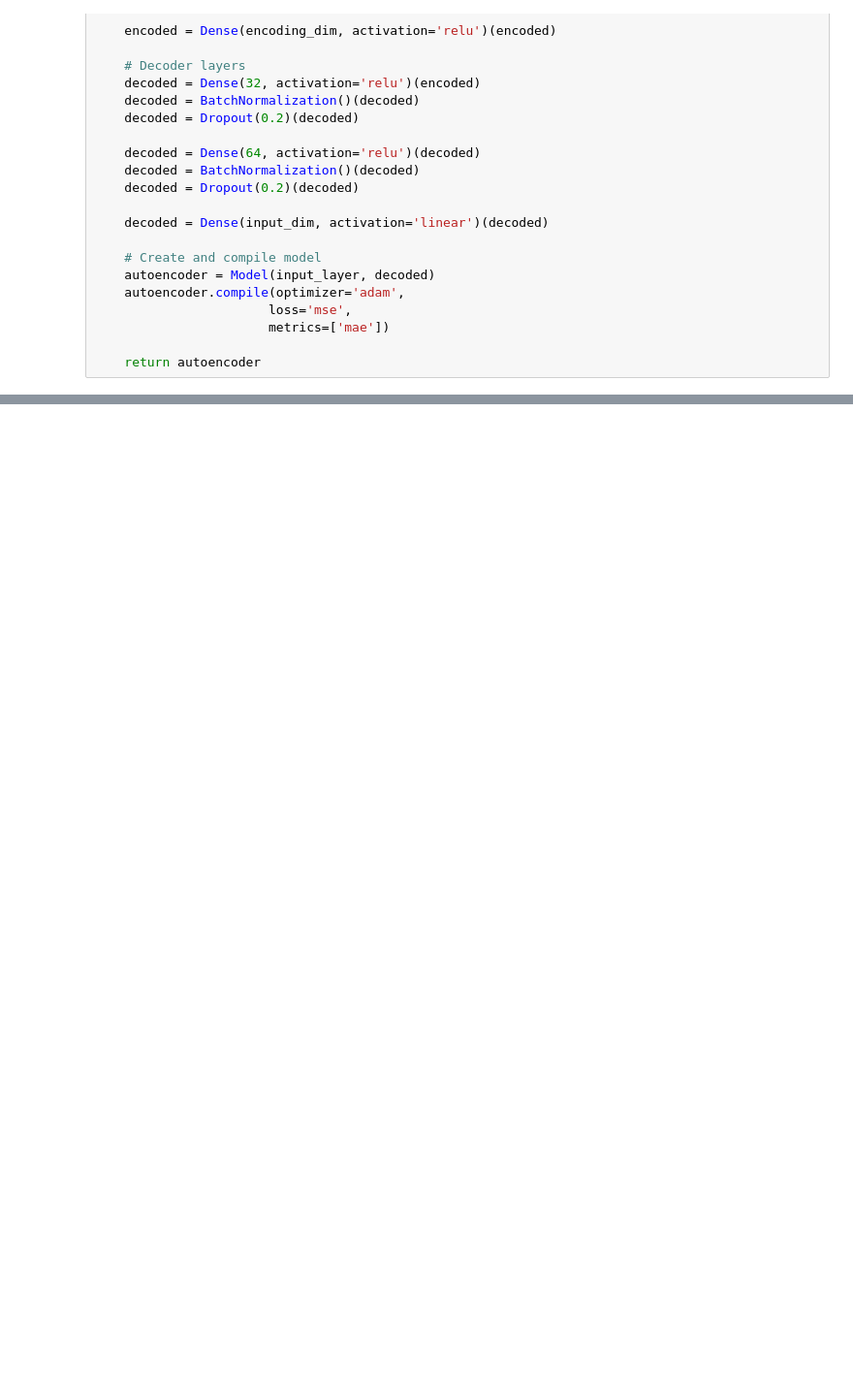
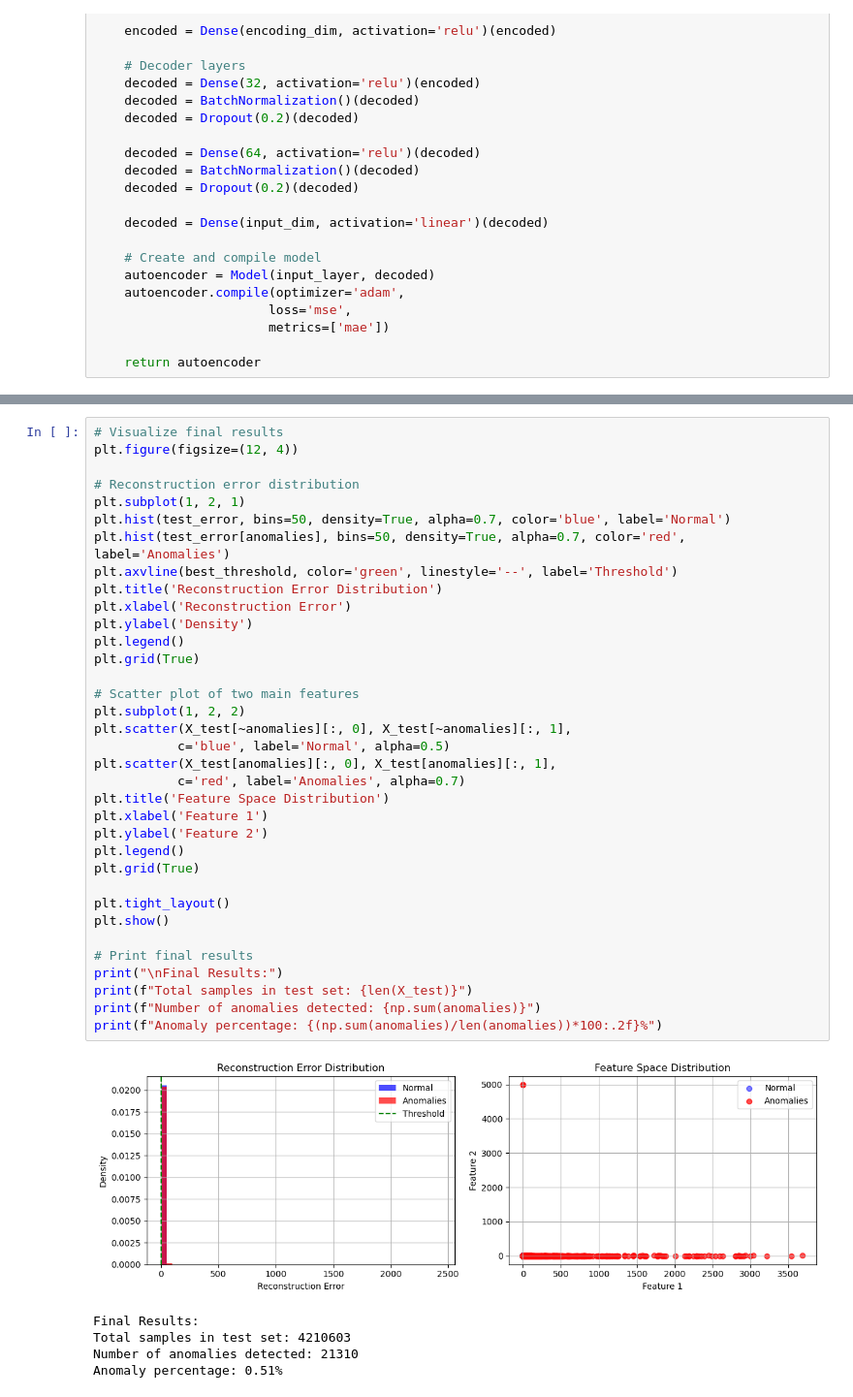
Before and after one commit to swapnilprakashpatil/aai530_2proj, a Jupyter notebook: src/anamoly_detection_model/auto_encoders.ipynb, the cells around one changed output, grey strips where cells are left out. Shown at 97% size. Drawn from its saved outputs; the diff is of its cells as text; blank space fills up the shorter version.

Commit message:
anomaly detection completed

```diff
--- a/src/anamoly_detection_model/auto_encoders.ipynb
+++ b/src/anamoly_detection_model/auto_encoders.ipynb
@@ -374,0 +818,41 @@ Example anomalous rides (first 5):
+# %%
+# Visualize final results
+plt.figure(figsize=(12, 4))
+
+# Reconstruction error distribution
+plt.subplot(1, 2, 1)
+plt.hist(test_error, bins=50, density=True, alpha=0.7, color='blue', label='Normal')
+plt.hist(test_error[anomalies], bins=50, density=True, alpha=0.7, color='red', label='Anomalies')
+plt.axvline(best_threshold, color='green', linestyle='--', label='Threshold')
+plt.title('Reconstruction Error Distribution')
+plt.xlabel('Reconstruction Error')
+plt.ylabel('Density')
+plt.legend()
+plt.grid(True)
+
+# Scatter plot of two main features
+plt.subplot(1, 2, 2)
+plt.scatter(X_test[~anomalies][:, 0], X_test[~anomalies][:, 1],
+           c='blue', label='Normal', alpha=0.5)
+plt.scatter(X_test[anomalies][:, 0], X_test[anomalies][:, 1],
+           c='red', label='Anomalies', alpha=0.7)
+plt.title('Feature Space Distribution')
+plt.xlabel('Feature 1')
+plt.ylabel('Feature 2')
+plt.legend()
+plt.grid(True)
+
+plt.tight_layout()
+plt.show()
+
+# Print final results
+print("\nFinal Results:")
+print(f"Total samples in test set: {len(X_test)}")
+print(f"Number of anomalies detected: {np.sum(anomalies)}")
+print(f"Anomaly percentage: {(np.sum(anomalies)/len(anomalies))*100:.2f}%")
+# %% [output]
+[figure, added]
+Final Results:
+Total samples in test set: 4210603
+Number of anomalies detected: 21310
+Anomaly percentage: 0.51%
```
Also changed, not shown: parts of 44 cells of this notebook, 14 other files.
